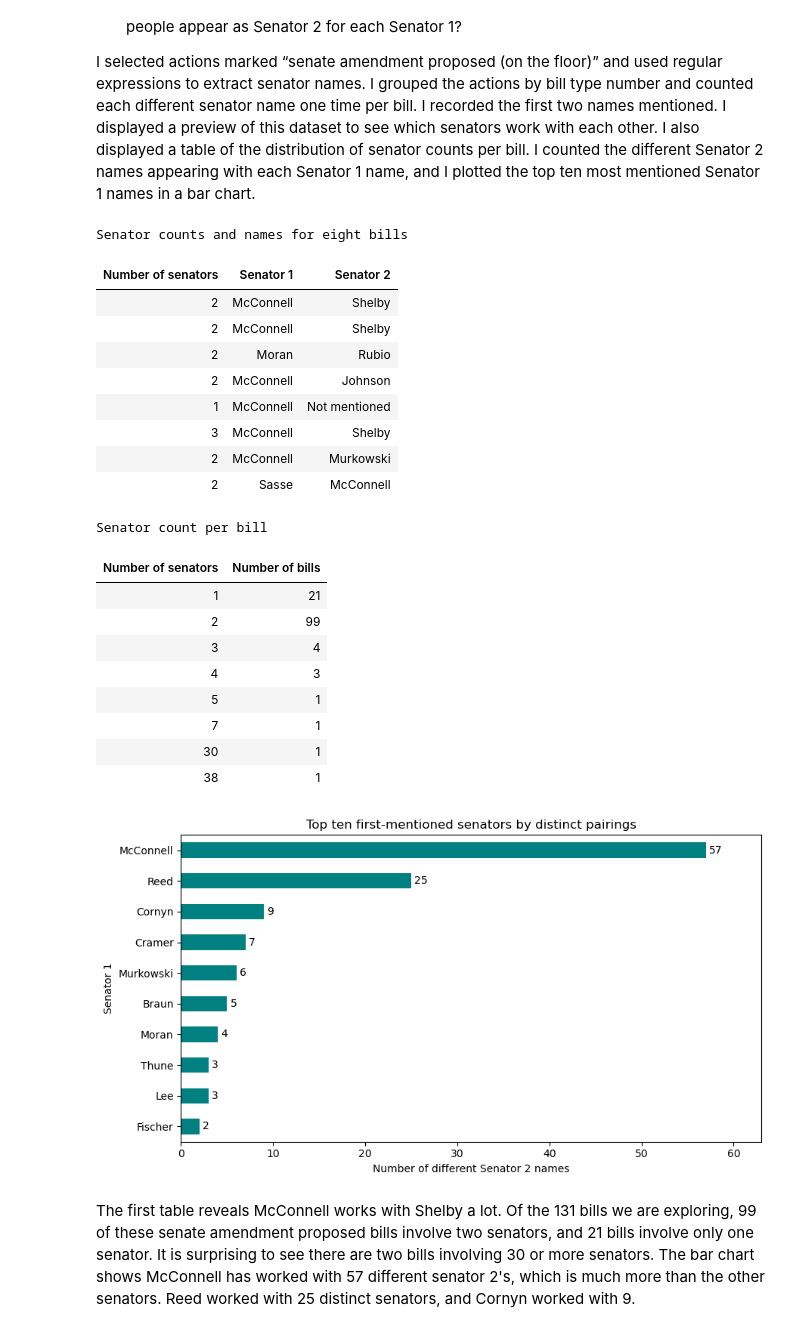
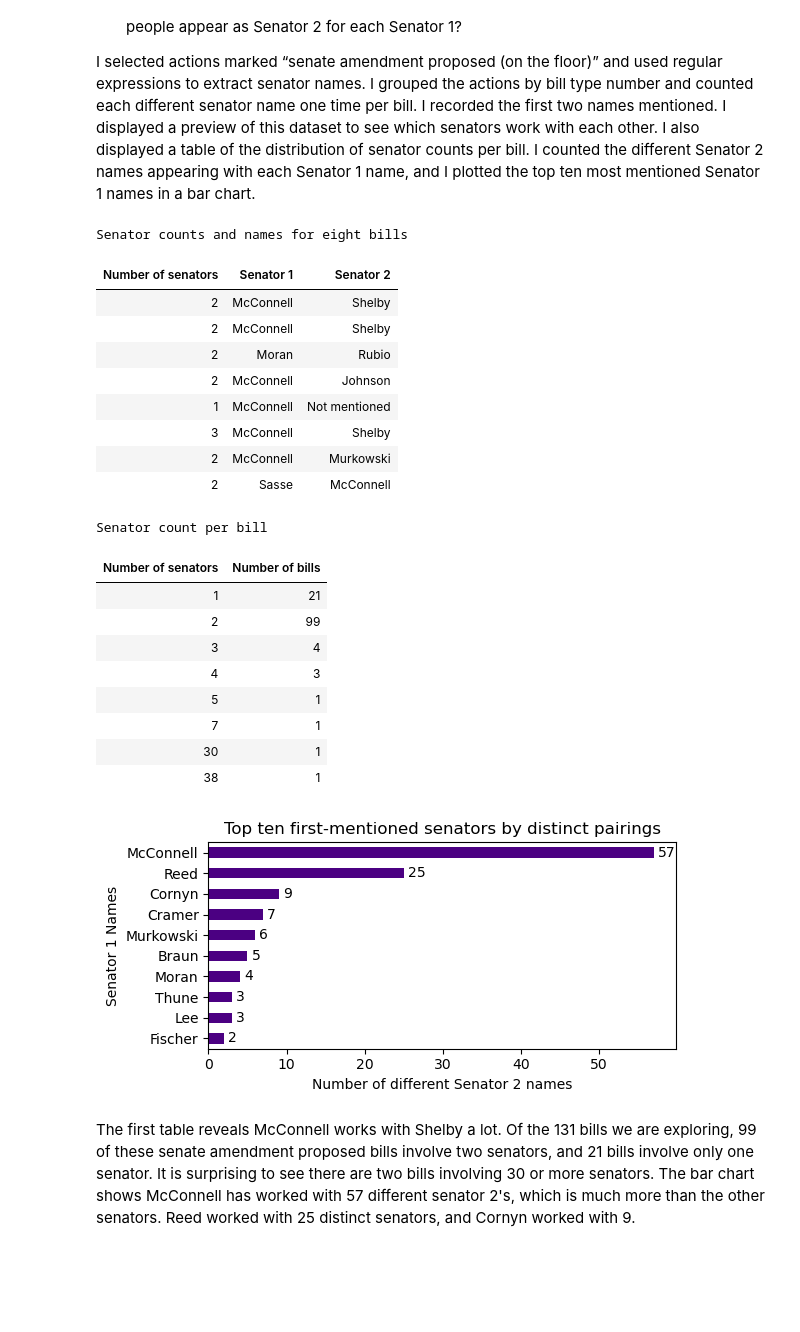
Before and after one commit to maxinehb/datasci530fall2026, a Jupyter notebook: Assignment 4/Assignment-4.ipynb, the cells around one changed output. Cells and saved outputs as stored; diff of their text form; code cells hidden in the pictures; blank space fills up the shorter version.

```diff
--- a/Assignment 4/Assignment-4.ipynb
+++ b/Assignment 4/Assignment-4.ipynb
@@ -292,43 +293,42 @@ ax = partners_plot.plot(
     x="Senator 1",
     y="Different Senator 2 names",
     kind="barh",
-    color="teal",
-    figsize=(9, 5),
+    color="indigo",
+    figsize=(6, 3),
     legend=False)
 ax.bar_label(ax.containers[0], padding=3)
-ax.set_xlim(0, partners_plot["Different Senator 2 names"].max() + 6)
 
 plt.xlabel("Number of different Senator 2 names")
-plt.ylabel("Senator 1")
+plt.ylabel("Senator 1 Names")
 plt.title("Top ten first-mentioned senators by distinct pairings")
 plt.tight_layout()
 plt.show()
 
 # quality checks: ensure there are 131 bills
 #print(len(senators_per_bill))
 #print(table_distribution["Number of bills"].sum())
 # %% [output]
 Senator counts and names for eight bills
 | Number of senators | Senator 1 | Senator 2 |
 | 2 | McConnell | Shelby |
 | 2 | McConnell | Shelby |
 | 2 | Moran | Rubio |
 | 2 | McConnell | Johnson |
 | 1 | McConnell | Not mentioned |
 | 3 | McConnell | Shelby |
 | 2 | McConnell | Murkowski |
 | 2 | Sasse | McConnell |
 Senator count per bill
 | Number of senators | Number of bills |
 | 1 | 21 |
 | 2 | 99 |
 | 3 | 4 |
 | 4 | 3 |
 | 5 | 1 |
 | 7 | 1 |
 | 30 | 1 |
 | 38 | 1 |
-[figure, old version]
+[figure, new version]
 # %% [markdown]
 The first table reveals McConnell works with Shelby a lot. Of the 131 bills we are exploring, 99 of these senate amendment proposed bills involve two senators, and 21 bills involve only one senator. It is surprising to see there are two bills involving 30 or more senators. The bar chart shows McConnell has worked with 57 different senator 2's, which is much more than the other senators. Reed worked with 25 distinct senators, and Cornyn worked with 9.
 # %% [markdown]
```
Also changed, not shown: parts of 3 cells of this notebook.
